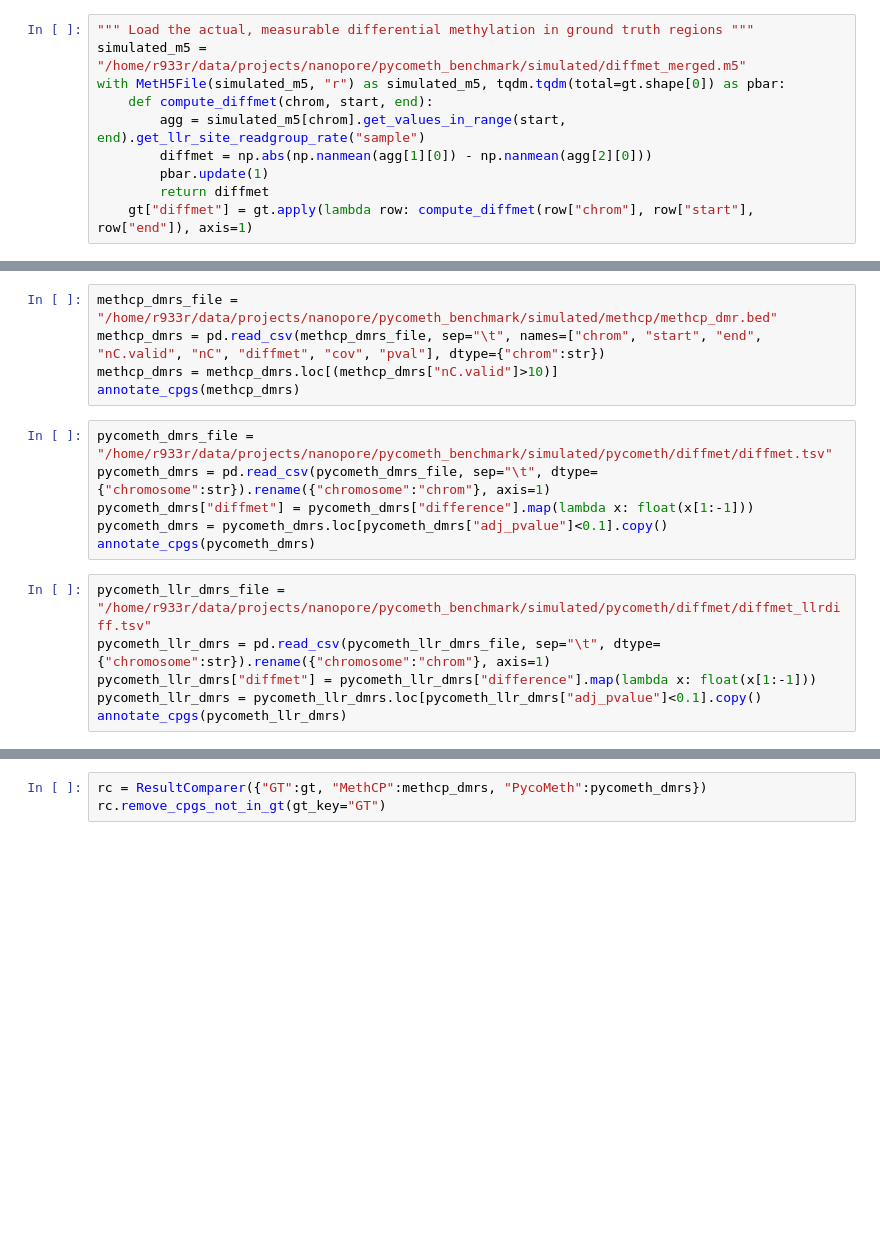
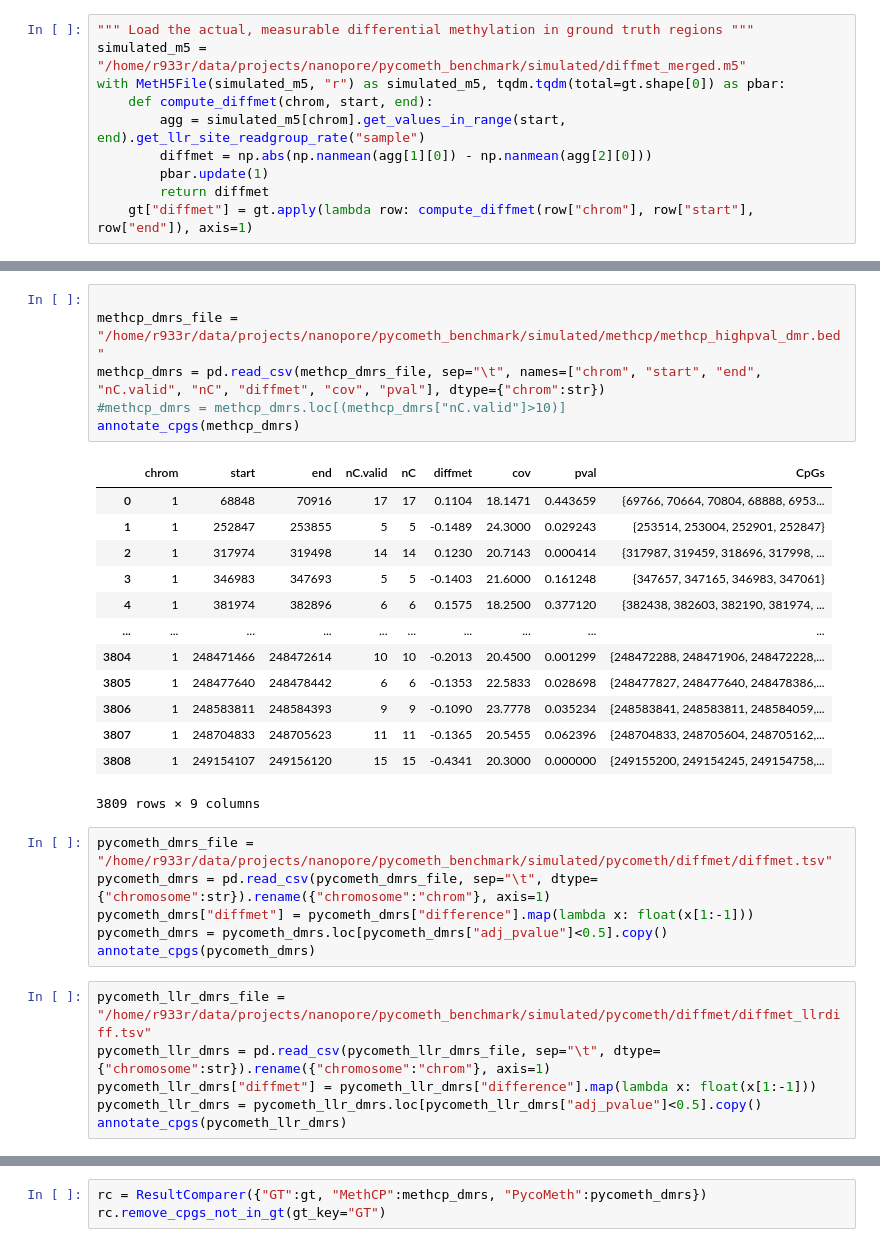
Before and after one commit to snajder-r/benchmark_meth5, a Jupyter notebook: notebooks/evaluate_simulation_result.ipynb, the cells around one changed output, grey strips where cells are left out. Cells and saved outputs as stored; diff of their text form; blank space fills up the shorter version.

```diff
--- a/notebooks/evaluate_simulation_result.ipynb
+++ b/notebooks/evaluate_simulation_result.ipynb
@@ -52,21 +53,36 @@ plt.show()
 [figure]
 [figure]
 # %%
-methcp_dmrs_file = "/home/r933r/data/projects/nanopore/pycometh_benchmark/simulated/methcp/methcp_dmr.bed"
+
+methcp_dmrs_file = "/home/r933r/data/projects/nanopore/pycometh_benchmark/simulated/methcp/methcp_highpval_dmr.bed"
 methcp_dmrs = pd.read_csv(methcp_dmrs_file, sep="\t", names=["chrom", "start", "end", "nC.valid", "nC", "diffmet", "cov", "pval"], dtype={"chrom":str})
-methcp_dmrs = methcp_dmrs.loc[(methcp_dmrs["nC.valid"]>10)]
+#methcp_dmrs = methcp_dmrs.loc[(methcp_dmrs["nC.valid"]>10)]
 annotate_cpgs(methcp_dmrs)
+# %% [output]
+|  | chrom | start | end | nC.valid | nC | diffmet | cov | pval | CpGs |
+| 0 | 1 | 68848 | 70916 | 17 | 17 | 0.1104 | 18.1471 | 0.443659 | {69766, 70664, 70804, 68888, 6953... |
+| 1 | 1 | 252847 | 253855 | 5 | 5 | -0.1489 | 24.3000 | 0.029243 | {253514, 253004, 252901, 252847} |
+| 2 | 1 | 317974 | 319498 | 14 | 14 | 0.1230 | 20.7143 | 0.000414 | {317987, 319459, 318696, 317998, ... |
+| 3 | 1 | 346983 | 347693 | 5 | 5 | -0.1403 | 21.6000 | 0.161248 | {347657, 347165, 346983, 347061} |
+| 4 | 1 | 381974 | 382896 | 6 | 6 | 0.1575 | 18.2500 | 0.377120 | {382438, 382603, 382190, 381974, ... |
+| ... | ... | ... | ... | ... | ... | ... | ... | ... | ... |
+| 3804 | 1 | 248471466 | 248472614 | 10 | 10 | -0.2013 | 20.4500 | 0.001299 | {248472288, 248471906, 248472228,... |
+| 3805 | 1 | 248477640 | 248478442 | 6 | 6 | -0.1353 | 22.5833 | 0.028698 | {248477827, 248477640, 248478386,... |
+| 3806 | 1 | 248583811 | 248584393 | 9 | 9 | -0.1090 | 23.7778 | 0.035234 | {248583841, 248583811, 248584059,... |
+| 3807 | 1 | 248704833 | 248705623 | 11 | 11 | -0.1365 | 20.5455 | 0.062396 | {248704833, 248705604, 248705162,... |
+| 3808 | 1 | 249154107 | 249156120 | 15 | 15 | -0.4341 | 20.3000 | 0.000000 | {249155200, 249154245, 249154758,... |
+3809 rows × 9 columns
 # %%
 pycometh_dmrs_file = "/home/r933r/data/projects/nanopore/pycometh_benchmark/simulated/pycometh/diffmet/diffmet.tsv"
 pycometh_dmrs = pd.read_csv(pycometh_dmrs_file, sep="\t", dtype={"chromosome":str}).rename({"chromosome":"chrom"}, axis=1)
 pycometh_dmrs["diffmet"] = pycometh_dmrs["difference"].map(lambda x: float(x[1:-1]))
-pycometh_dmrs = pycometh_dmrs.loc[pycometh_dmrs["adj_pvalue"]<0.1].copy()
+pycometh_dmrs = pycometh_dmrs.loc[pycometh_dmrs["adj_pvalue"]<0.5].copy()
 annotate_cpgs(pycometh_dmrs)
 # %%
 pycometh_llr_dmrs_file = "/home/r933r/data/projects/nanopore/pycometh_benchmark/simulated/pycometh/diffmet/diffmet_llrdiff.tsv"
 pycometh_llr_dmrs = pd.read_csv(pycometh_llr_dmrs_file, sep="\t", dtype={"chromosome":str}).rename({"chromosome":"chrom"}, axis=1)
 pycometh_llr_dmrs["diffmet"] = pycometh_llr_dmrs["difference"].map(lambda x: float(x[1:-1]))
-pycometh_llr_dmrs = pycometh_llr_dmrs.loc[pycometh_llr_dmrs["adj_pvalue"]<0.1].copy()
+pycometh_llr_dmrs = pycometh_llr_dmrs.loc[pycometh_llr_dmrs["adj_pvalue"]<0.5].copy()
 annotate_cpgs(pycometh_llr_dmrs)
 # %%
 class ResultComparer:
```
Also changed, not shown: parts of 18 cells of this notebook, 1 other file.
